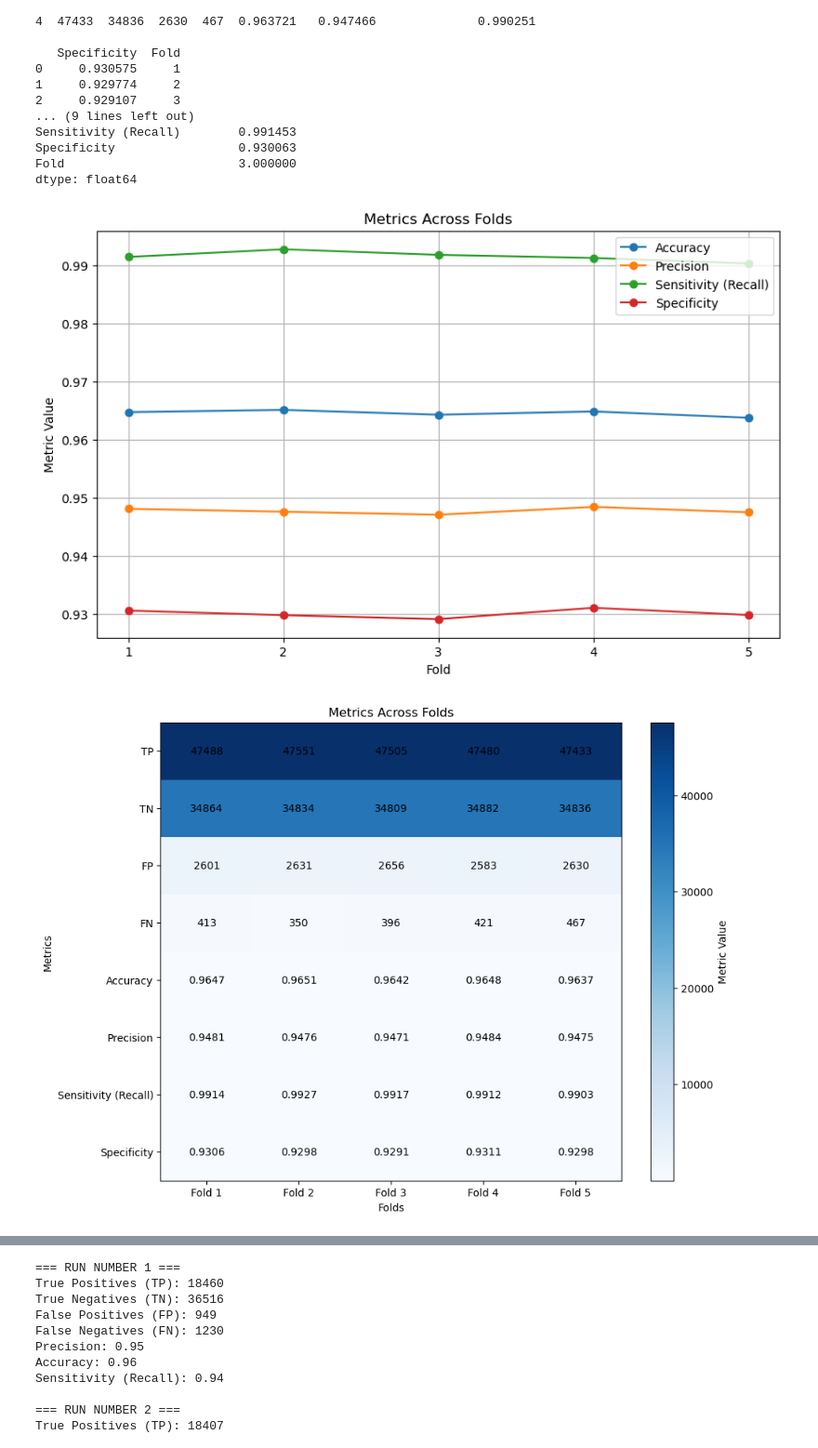
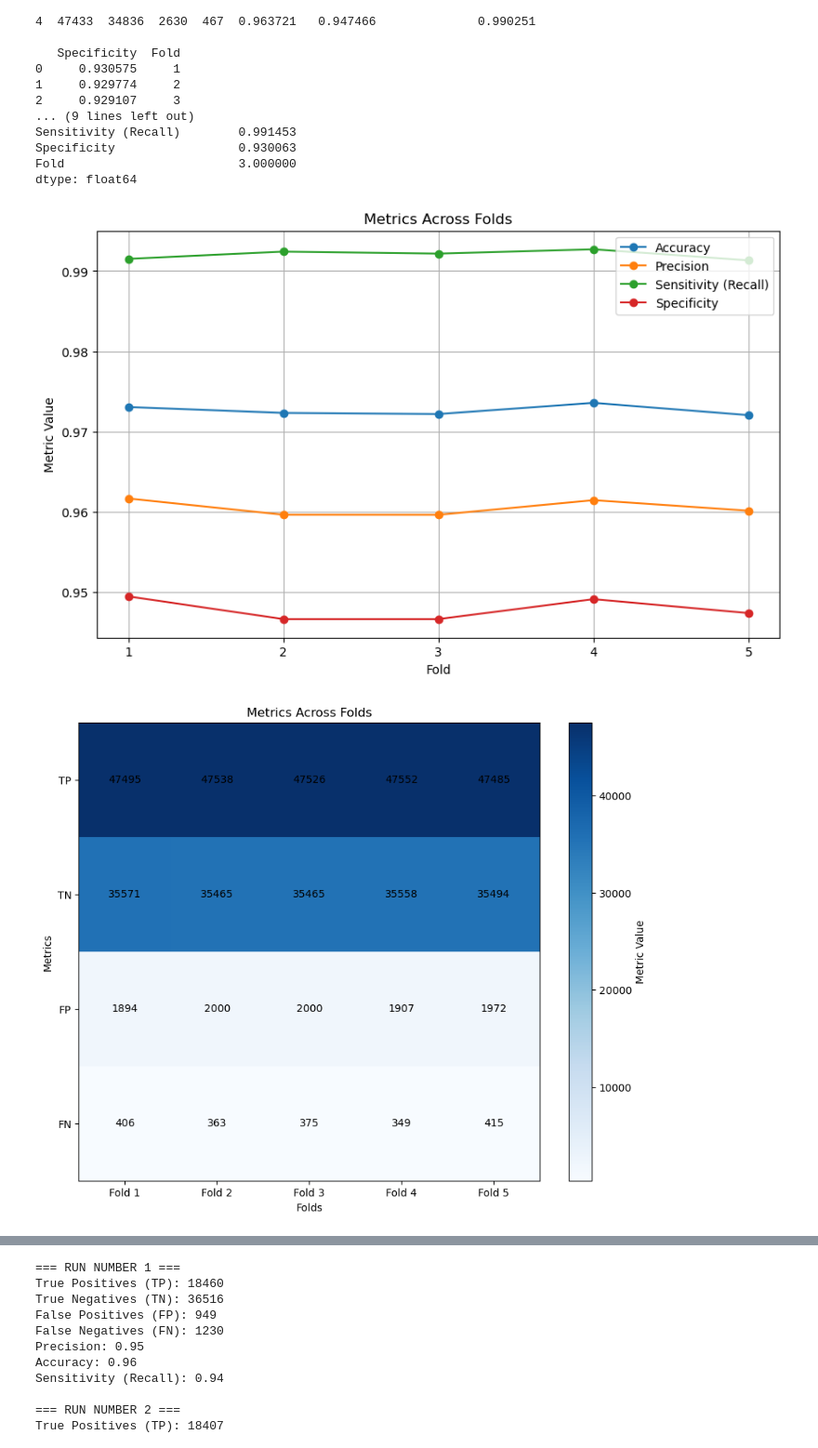
Before and after one commit to B-Kosev/iot-security-network-attacks-analysis, a Jupyter notebook: iot_project.ipynb, the cells around one changed output, grey strips where cells are left out. Shown at 93% size. Saved outputs shown, nothing was run; the diff lists cells and outputs as text; code cells hidden in the pictures.

```diff
--- a/iot_project.ipynb
+++ b/iot_project.ipynb
@@ -536,25 +536,27 @@ Specificity                 0.930063
 Fold                        3.000000
 dtype: float64
 # %%
+# plotting_df = lgbm_results_df
+plotting_df = rf_results_df
+
 # 1. Line Plot for all metrics across folds
 metrics_labels = ['Accuracy', 'Precision', 'Sensitivity (Recall)', 'Specificity']
 
 plt.figure(figsize=(10, 6))
 for metric in metrics_labels:
-    plt.plot(lgbm_results_df['Fold'], lgbm_results_df[metric], marker='o', label=metric)
+    plt.plot(plotting_df['Fold'], plotting_df[metric], marker='o', label=metric)
 plt.title('Metrics Across Folds')
 plt.xlabel('Fold')
 plt.ylabel('Metric Value')
-plt.xticks(lgbm_results_df['Fold'])
+plt.xticks(plotting_df['Fold'])
 plt.legend()
 plt.grid()
 plt.show()
 
 # 2. # Extract metrics as rows and folds as columns
-metrics_labels = ['TP', 'TN', 'FP', 'FN', 'Accuracy', 'Precision', 'Sensitivity (Recall)', 'Specificity']
 alarms = ['TP', 'TN', 'FP', 'FN']
-metrics_df = lgbm_results_df[metrics_labels].T  # Transpose to have metrics as rows and folds as columns
-metrics_df.columns = [f'Fold {fold}' for fold in lgbm_results_df['Fold']]
+metrics_df = plotting_df[alarms].T  # Transpose to have metrics as rows and folds as columns
+metrics_df.columns = [f'Fold {fold}' for fold in plotting_df['Fold']]
 
 # Plot a heatmap for metrics vs folds
 plt.figure(figsize=(10, 8))
@@ -575,36 +577,36 @@ for i in range(len(metrics_df.index)):
 plt.show()
 
 # 3. Average Bar Plot for each metric
-avg_metrics = lgbm_results_df[alarms].mean()
+avg_metrics = plotting_df[alarms].mean()
 
 # Create the bar plot
 plt.figure(figsize=(10, 6))
 bars = plt.bar(
     avg_metrics.index,  # Metric names
     avg_metrics.values,  # Average values
     color=['#1f77b4', '#ff7f0e', '#2ca02c', '#d62728', '#9467bd', '#8c564b', '#e377c2', '#7f7f7f'],  # Custom colors
 )
 
 # Add value annotations above each bar
 for bar in bars:
     yval = bar.get_height()
     plt.text(
         bar.get_x() + bar.get_width() / 2,  # Horizontal position
         yval,  # Vertical position
         f'{yval:.4f}',  # Format the value
         ha='center', va='bottom', fontsize=10  # Center alignment
     )
 
 # Add title, labels, and grid lines
 plt.title('Average Metrics Across Folds', fontsize=14)
 plt.ylabel('Value', fontsize=12)
 plt.xlabel('Metrics', fontsize=12)
 plt.xticks(rotation=45, fontsize=10)
 plt.grid(axis='y', linestyle='--', alpha=0.7)
 
 # Show the plot
 plt.tight_layout()
 plt.show()
 # %% [output]
-[figure, old version]
+[figure, new version]
-[figure, old version]
+[figure, new version]
```
Also changed, not shown: parts of 1 cell of this notebook.
